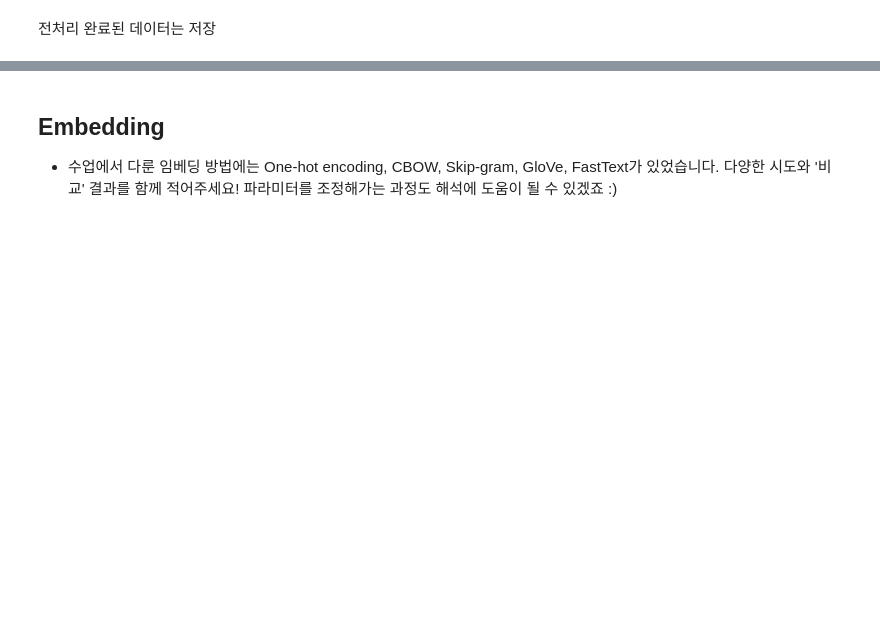
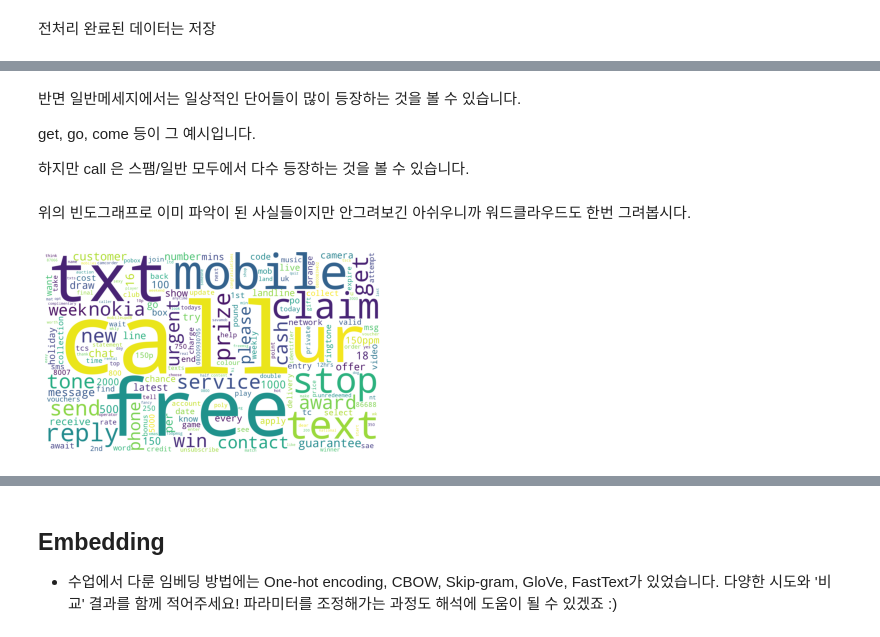
Before and after one commit to jiwoo0212/Tobigs-15-jiwoo, a Jupyter notebook: week8/NLP_basic/week8_nlp_basic_assignment.ipynb, the cells around one changed output, grey strips where cells are left out. Cells and saved outputs as stored; diff of their text form; code cells hidden in the pictures; blank space fills up the shorter version.

```diff
--- a/week8/NLP_basic/week8_nlp_basic_assignment.ipynb
+++ b/week8/NLP_basic/week8_nlp_basic_assignment.ipynb
@@ -214,0 +384,17 @@ spam_text[:2]
+# %% [markdown]
+반면 일반메세지에서는 일상적인 단어들이 많이 등장하는 것을 볼 수 있습니다.
+
+get, go, come 등이 그 예시입니다.
+
+하지만 call 은 스팸/일반 모두에서 다수 등장하는 것을 볼 수 있습니다.
+# %% [markdown]
+위의 빈도그래프로 이미 파악이 된 사실들이지만 안그려보긴 아쉬우니까 워드클라우드도 한번 그려봅시다.
+# %%
+from wordcloud import WordCloud
+
+wc = WordCloud(width=2000, height=1200, background_color="white", random_state=0)
+plt.imshow(wc.generate_from_frequencies(spam_freq_dict))
+plt.axis("off")
+plt.show()
+# %% [output]
+[figure, added]
```
Also changed, not shown: parts of 75 cells of this notebook.
